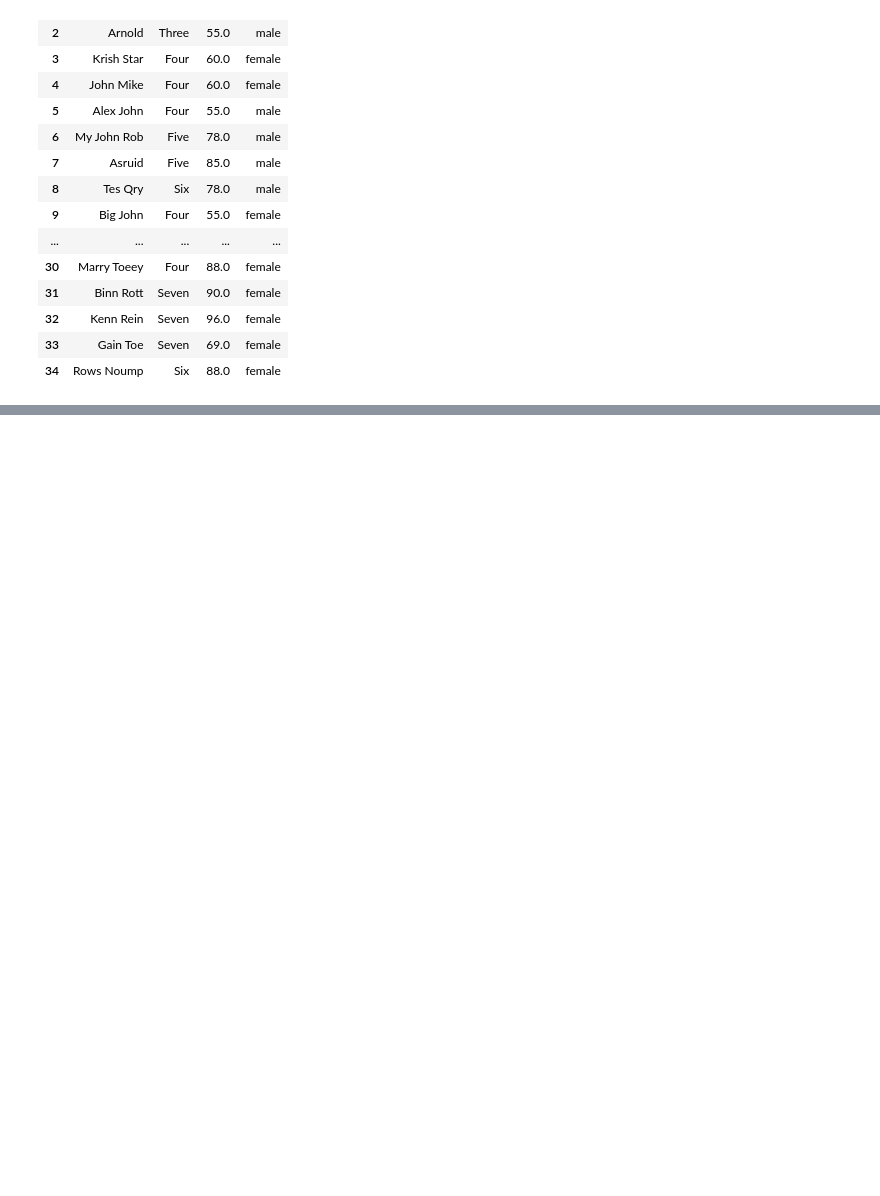
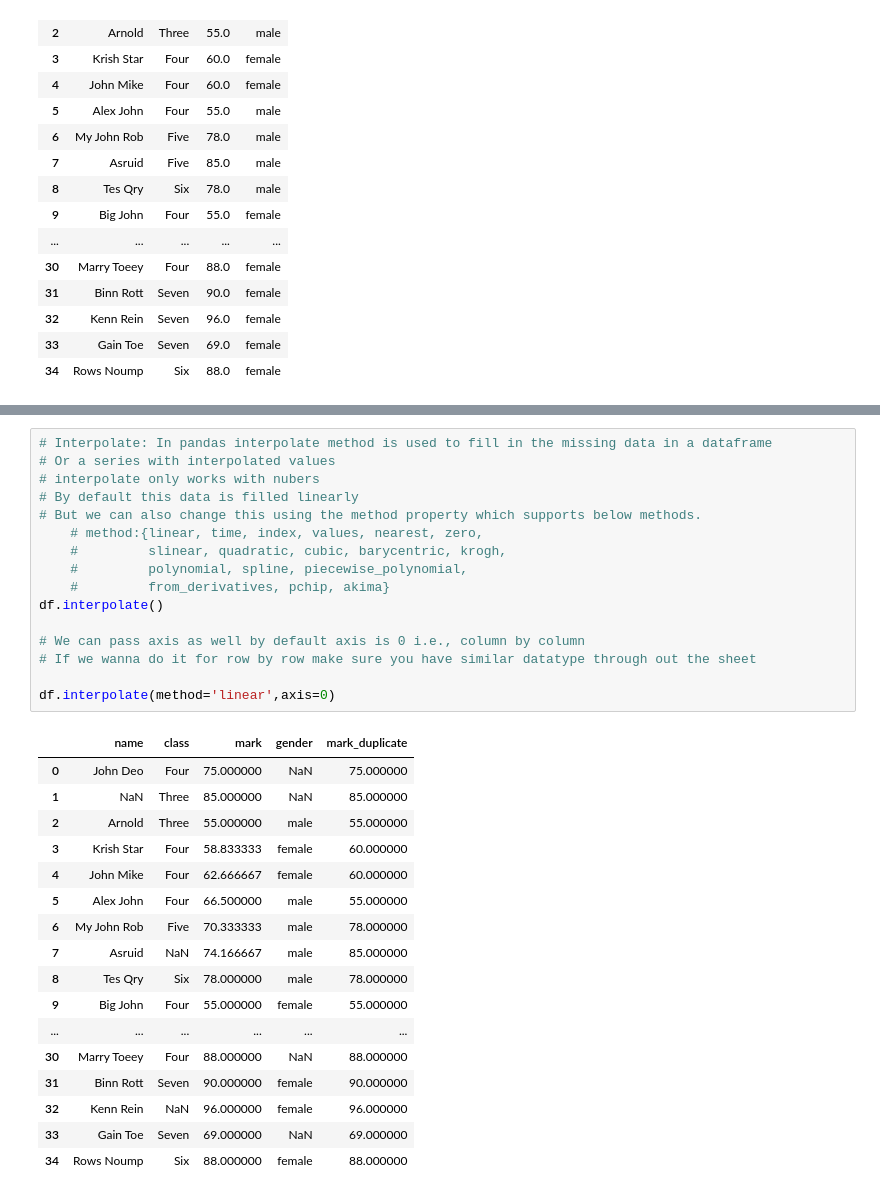
Before and after one commit to kapilbunni/Pandas, a Jupyter notebook: intro.ipynb, the cells around one changed output, grey strips where cells are left out. Saved outputs shown, nothing was run; the diff lists cells and outputs as text; blank space fills up the shorter version.

```diff
--- a/intro.ipynb
+++ b/intro.ipynb
@@ -1089,0 +1155,34 @@ df.fillna(method='ffill')
+# %%
+# Interpolate: In pandas interpolate method is used to fill in the missing data in a dataframe
+# Or a series with interpolated values
+# interpolate only works with nubers
+# By default this data is filled linearly
+# But we can also change this using the method property which supports below methods.
+    # method:{linear, time, index, values, nearest, zero,
+    #         slinear, quadratic, cubic, barycentric, krogh,
+    #         polynomial, spline, piecewise_polynomial,
+    #         from_derivatives, pchip, akima}
+df.interpolate()
+
+# We can pass axis as well by default axis is 0 i.e., column by column
+# If we wanna do it for row by row make sure you have similar datatype through out the sheet
+
+df.interpolate(method='linear',axis=0)
+# %% [output]
+|  | name | class | mark | gender | mark_duplicate |
+| 0 | John Deo | Four | 75.000000 | NaN | 75.000000 |
+| 1 | NaN | Three | 85.000000 | NaN | 85.000000 |
+| 2 | Arnold | Three | 55.000000 | male | 55.000000 |
+| 3 | Krish Star | Four | 58.833333 | female | 60.000000 |
+| 4 | John Mike | Four | 62.666667 | female | 60.000000 |
+| 5 | Alex John | Four | 66.500000 | male | 55.000000 |
+| 6 | My John Rob | Five | 70.333333 | male | 78.000000 |
+| 7 | Asruid | NaN | 74.166667 | male | 85.000000 |
+| 8 | Tes Qry | Six | 78.000000 | male | 78.000000 |
+| 9 | Big John | Four | 55.000000 | female | 55.000000 |
+| ... | ... | ... | ... | ... | ... |
+| 30 | Marry Toeey | Four | 88.000000 | NaN | 88.000000 |
+| 31 | Binn Rott | Seven | 90.000000 | female | 90.000000 |
+| 32 | Kenn Rein | NaN | 96.000000 | female | 96.000000 |
+| 33 | Gain Toe | Seven | 69.000000 | NaN | 69.000000 |
+| 34 | Rows Noump | Six | 88.000000 | female | 88.000000 |
```
Also changed, not shown: parts of 22 cells of this notebook.
